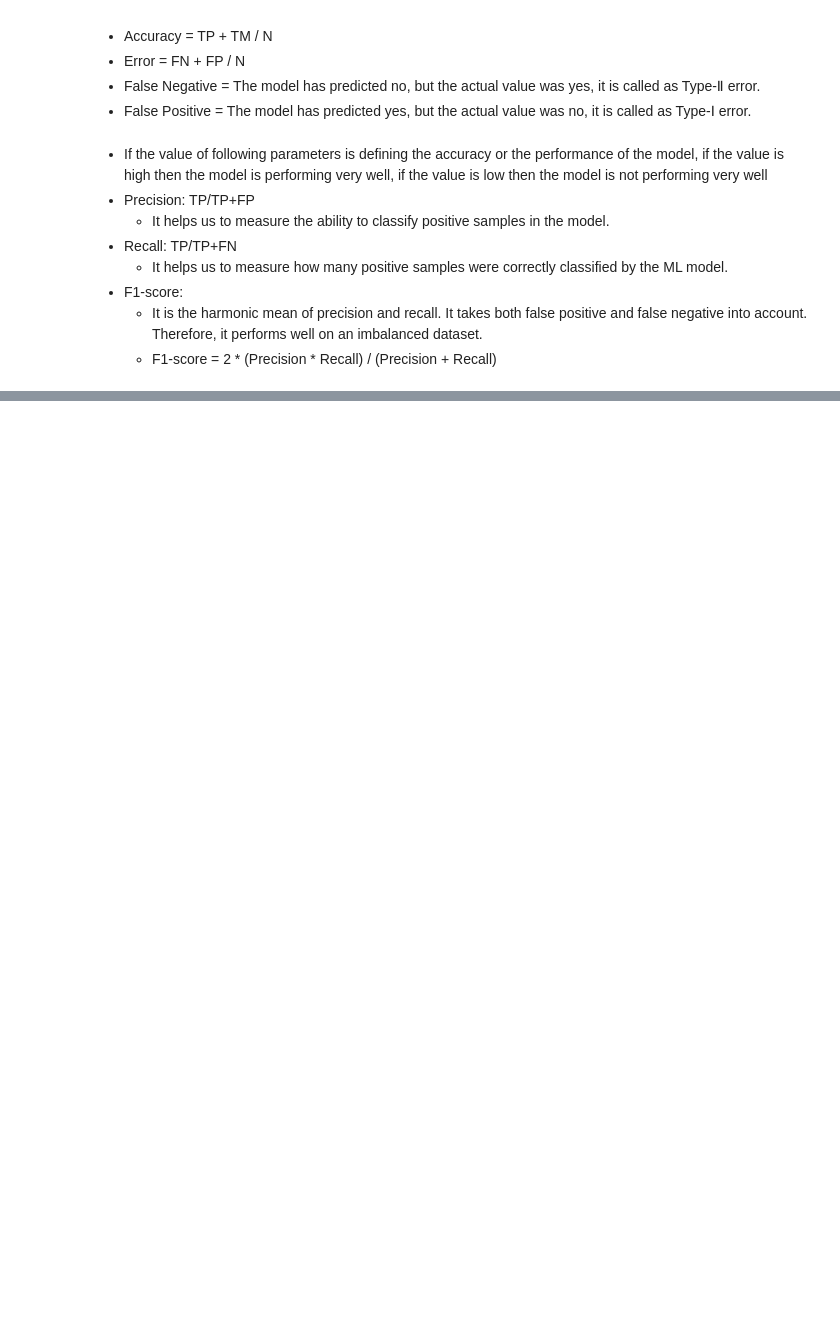
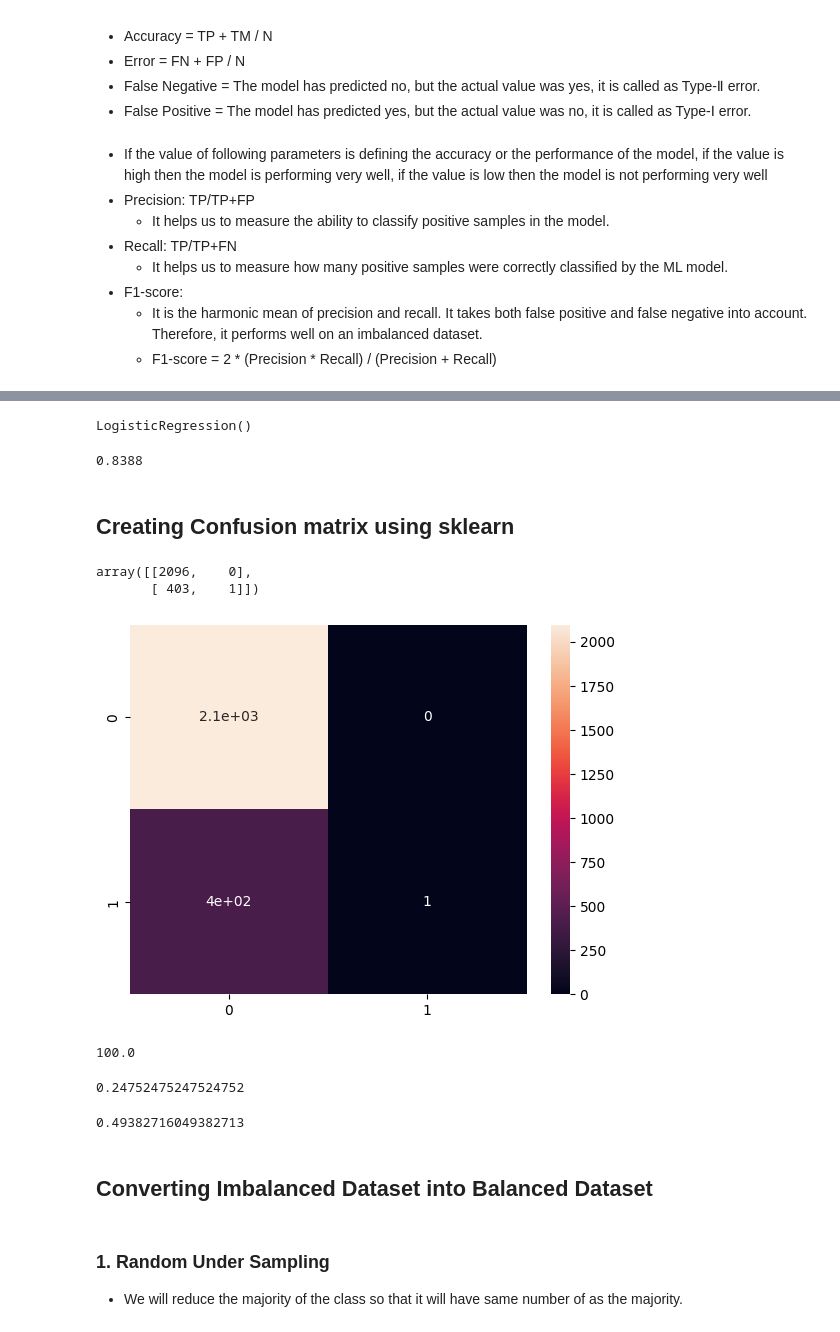
Before and after one commit to harshit193/Learning-Data-Science, a Jupyter notebook: Machine Learning files/Supervised_ML/Classification_ML.ipynb, the cells around one changed output, grey strips where cells are left out. Saved outputs shown, nothing was run; the diff lists cells and outputs as text; code cells hidden in the pictures; blank space fills up the shorter version.

```diff
--- a/Machine Learning files/Supervised_ML/Classification_ML.ipynb
+++ b/Machine Learning files/Supervised_ML/Classification_ML.ipynb
@@ -404,0 +487,5 @@ from sklearn.model_selection import train_test_split
+# %%
+x = df.drop(columns=['placed'])
+y = df['placed']
+# %%
+x_train, x_test, y_train, y_test = train_test_split(x, y, test_size=0.25, random_state=42)
@@ -404,0 +494,11 @@ from sklearn.model_selection import train_test_split
+# %%
+lr = LogisticRegression()
+lr.fit(x_train,y_train)
+# %% [output]
+LogisticRegression()
+# %%
+lr.score(x_test,y_test)
+# %% [output]
+0.8388
+# %% [markdown]
+## Creating Confusion matrix using sklearn
@@ -404,0 +507,28 @@ from sklearn.model_selection import train_test_split
+# %%
+cf = confusion_matrix(y_test,lr.predict(x_test))
+cf
+# %% [output]
+array([[2096,    0],
+       [ 403,    1]])
+# %%
+sns.heatmap(cf,annot=True)
+plt.show()
+# %% [output]
+[figure, added]
+# %%
+precision_score(y_test,lr.predict(x_test))*100
+# %% [output]
+100.0
+# %%
+recall_score(y_test,lr.predict(x_test))*100
+# %% [output]
+0.24752475247524752
+# %%
+f1_score(y_test,lr.predict(x_test))*100
+# %% [output]
+0.49382716049382713
+# %% [markdown]
+## Converting Imbalanced Dataset into Balanced Dataset
+# %% [markdown]
+### 1. Random Under Sampling
+* We will reduce the majority of the class so that it will have same number of as the majority.
```
Also changed, not shown: parts of 45 cells of this notebook, 1 other file.
